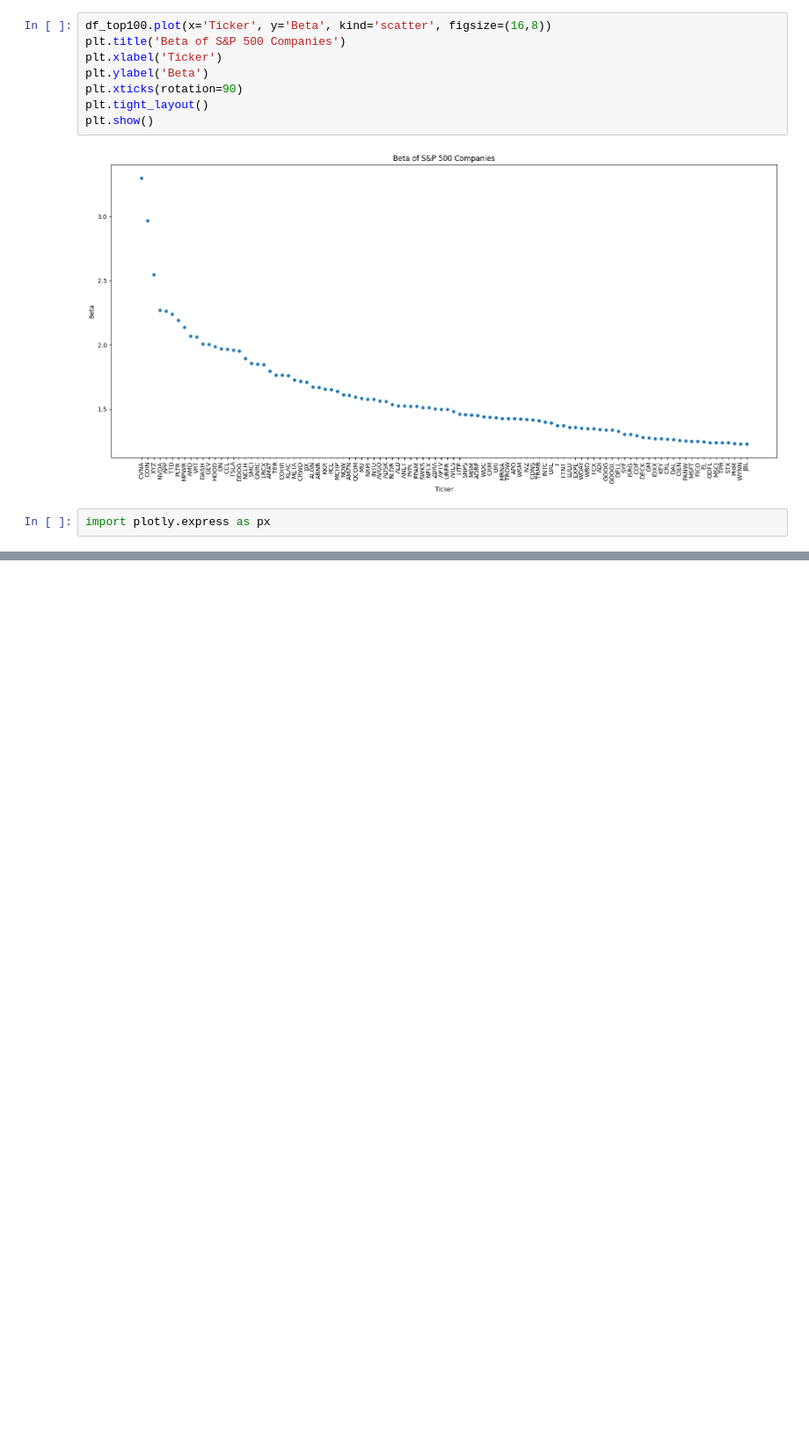
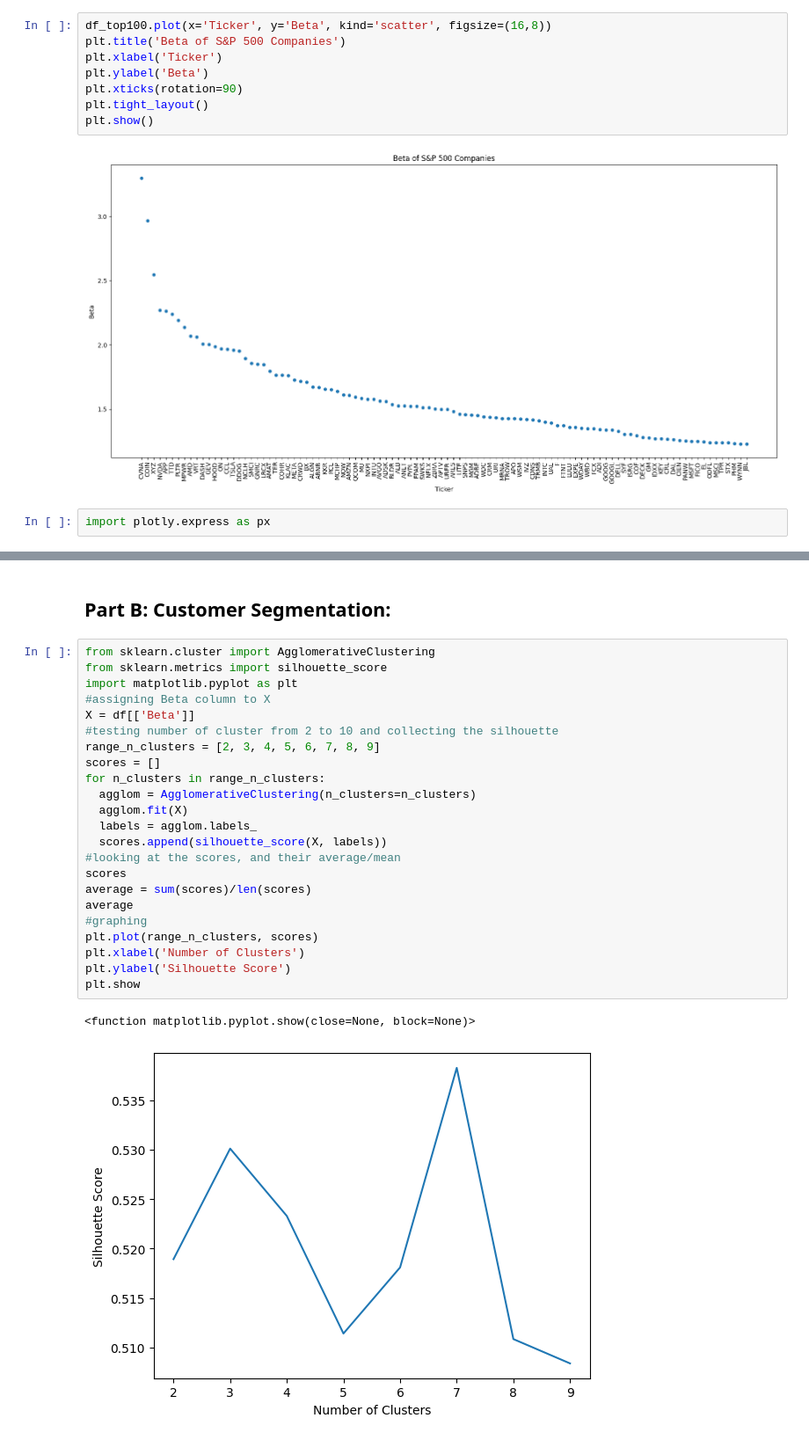
Before and after one commit to abdullaawad/Data-Warehousing-Coursework, a Jupyter notebook: DWCoursework.ipynb, the cells around one changed output, grey strips where cells are left out. Shown at 88% size. Saved outputs shown, nothing was run; the diff lists cells and outputs as text; blank space fills up the shorter version.

```diff
--- a/DWCoursework.ipynb
+++ b/DWCoursework.ipynb
@@ -420,3 +420,31 @@ import plotly.express as px
 px.scatter(df_top100, df_top100['Ticker'], y=df_top100['Beta'])
 # %% [output]
 [interactive output not drawn]
+# %% [markdown]
+## **Part B: Customer Segmentation:**
+# %%
+from sklearn.cluster import AgglomerativeClustering
+from sklearn.metrics import silhouette_score
+import matplotlib.pyplot as plt
+#assigning Beta column to X
+X = df[['Beta']]
+#testing number of cluster from 2 to 10 and collecting the silhouette
+range_n_clusters = [2, 3, 4, 5, 6, 7, 8, 9]
+scores = []
+for n_clusters in range_n_clusters:
+  agglom = AgglomerativeClustering(n_clusters=n_clusters)
+  agglom.fit(X)
+  labels = agglom.labels_
+  scores.append(silhouette_score(X, labels))
+#looking at the scores, and their average/mean
+scores
+average = sum(scores)/len(scores)
+average
+#graphing
+plt.plot(range_n_clusters, scores)
+plt.xlabel('Number of Clusters')
+plt.ylabel('Silhouette Score')
+plt.show
+# %% [output]
+<function matplotlib.pyplot.show(close=None, block=None)>
+[figure, added]
```
Also changed, not shown: parts of 16 cells of this notebook.
